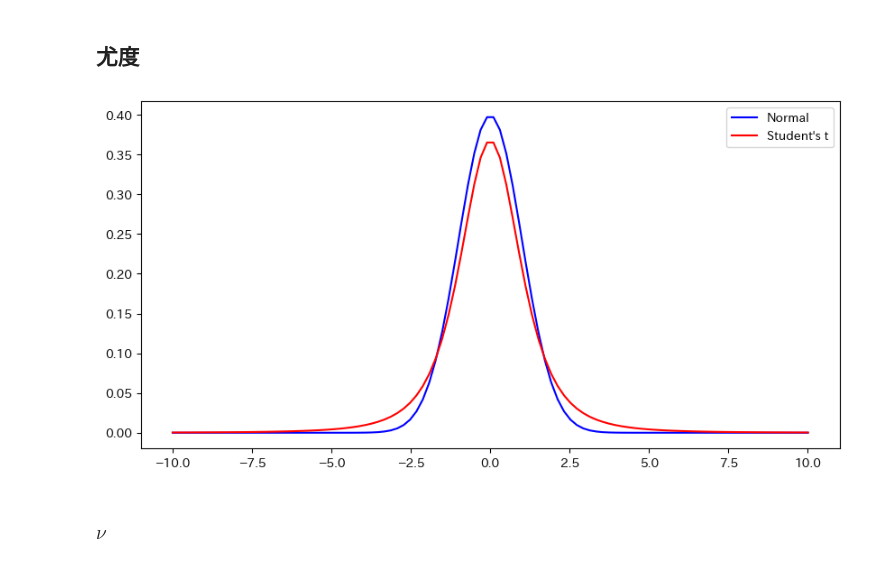
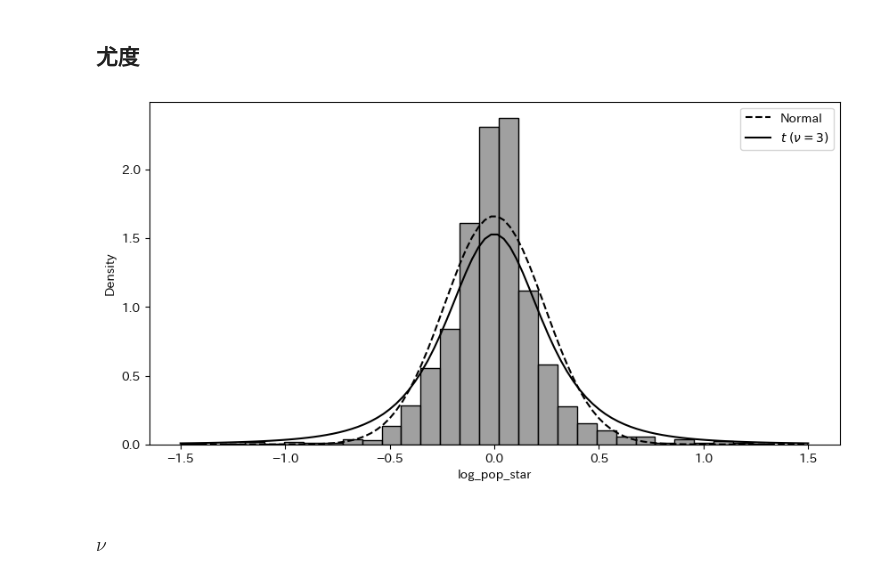
Before and after one commit to Keisei-Akiya/bridge-straw-effects, a Jupyter notebook: src/visualization/distribution/decide_prior.ipynb, the cells around one changed output. Cells and saved outputs as stored; diff of their text form; code cells hidden in the pictures.

```diff
--- a/src/visualization/distribution/decide_prior.ipynb
+++ b/src/visualization/distribution/decide_prior.ipynb
@@ -307,20 +307,24 @@ plt.show()
 # %% [markdown]
 ## 尤度
 # %%
-x = np.linspace(-10, 10, 100)
+x = np.linspace(-1.5, 1.5, 100)
+
+mu = 0
+sigma = 0.24
+dof = 3
+
 # 各分布の確率密度関数
-normal_pdf = stats.norm.pdf(x, loc=0, scale=1)
-t_pdf = stats.t.pdf(x, df=3, loc=0, scale=1)
-# cauchy_pdf = cauchy.pdf(x, loc=0, scale=1)
+normal_pdf = stats.norm.pdf(x, loc=mu, scale=sigma)
+t_pdf = stats.t.pdf(x, df=dof, loc=mu, scale=sigma)
 
-plt.figure(figsize=figsize)
-plt.plot(x, normal_pdf, label='Normal', color='blue')
-plt.plot(x, t_pdf, label='Student\'s t', color='red')
-# plt.plot(x, cauchy_pdf, label='Cauchy', color='green')
-plt.legend()
+fig, ax = plt.subplots(figsize=figsize)
+ax.plot(x, normal_pdf, label='Normal', color='black', linestyle='--')
+ax.plot(x, t_pdf, label=f'$t$ $(ν = {dof})$', color='black')
+sns.histplot(df['log_pop_star'], bins=30, ax=ax, color='gray', stat='density')
+ax.legend()
 plt.show()
 # %% [output]
-[figure, old version]
+[figure, new version]
 # %% [markdown]
 ### $\nu$
 # %%
```
Also changed, not shown: 9 other files.
